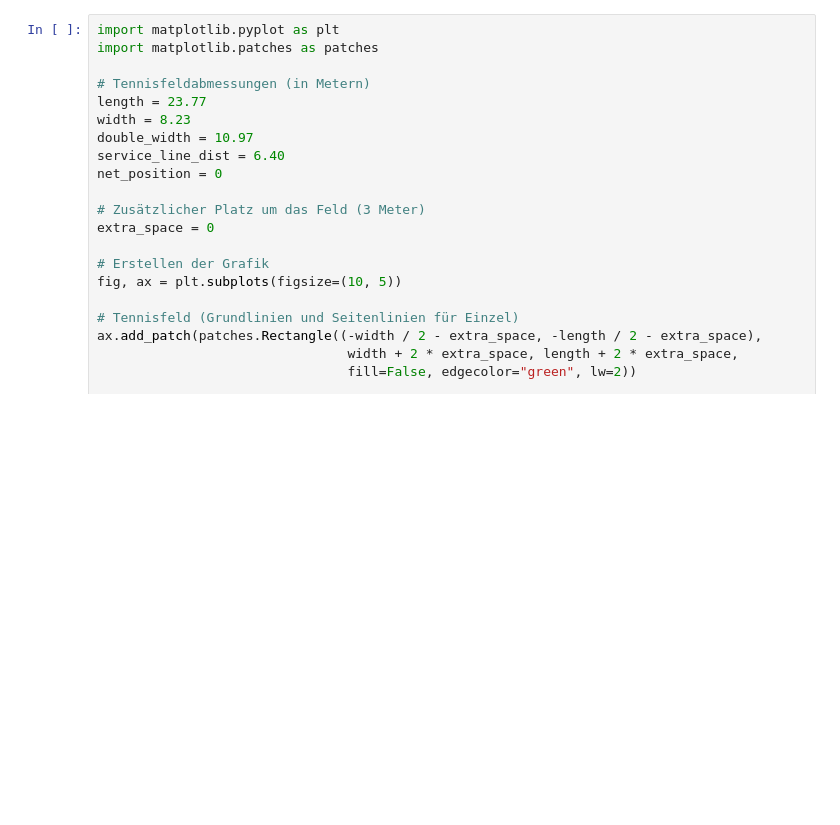
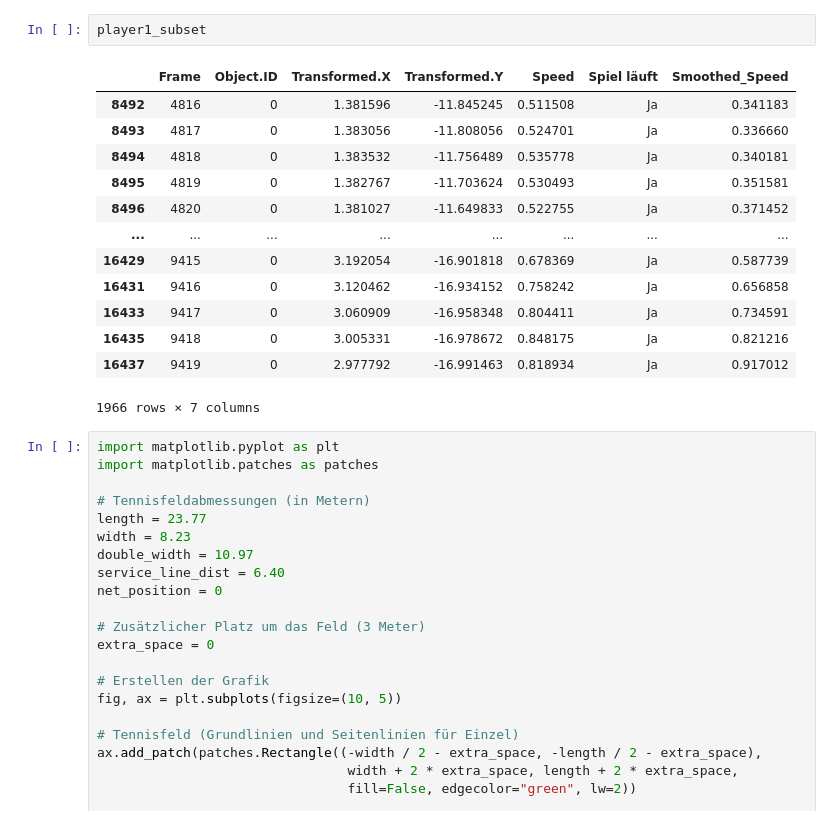
Before and after one commit to raphaelschuepbach/Tennis-Dashboard, a Jupyter notebook: eda/michelle.ipynb, the cells around one changed output. Saved outputs shown, nothing was run; the diff lists cells and outputs as text; blank space fills up the shorter version.

```diff
--- a/eda/michelle.ipynb
+++ b/eda/michelle.ipynb
@@ -70,3 +63,19 @@ plt.show()
+# %%
+player1_subset
+# %% [output]
+|  | Frame | Object.ID | Transformed.X | Transformed.Y | Speed | Spiel läuft | Smoothed_Speed |
+| 8492 | 4816 | 0 | 1.381596 | -11.845245 | 0.511508 | Ja | 0.341183 |
+| 8493 | 4817 | 0 | 1.383056 | -11.808056 | 0.524701 | Ja | 0.336660 |
+| 8494 | 4818 | 0 | 1.383532 | -11.756489 | 0.535778 | Ja | 0.340181 |
+| 8495 | 4819 | 0 | 1.382767 | -11.703624 | 0.530493 | Ja | 0.351581 |
+| 8496 | 4820 | 0 | 1.381027 | -11.649833 | 0.522755 | Ja | 0.371452 |
+| ... | ... | ... | ... | ... | ... | ... | ... |
+| 16429 | 9415 | 0 | 3.192054 | -16.901818 | 0.678369 | Ja | 0.587739 |
+| 16431 | 9416 | 0 | 3.120462 | -16.934152 | 0.758242 | Ja | 0.656858 |
+| 16433 | 9417 | 0 | 3.060909 | -16.958348 | 0.804411 | Ja | 0.734591 |
+| 16435 | 9418 | 0 | 3.005331 | -16.978672 | 0.848175 | Ja | 0.821216 |
+| 16437 | 9419 | 0 | 2.977792 | -16.991463 | 0.818934 | Ja | 0.917012 |
+1966 rows × 7 columns
 # %%
 import matplotlib.pyplot as plt
 import matplotlib.patches as patches
```
Also changed, not shown: parts of 7 cells of this notebook.
